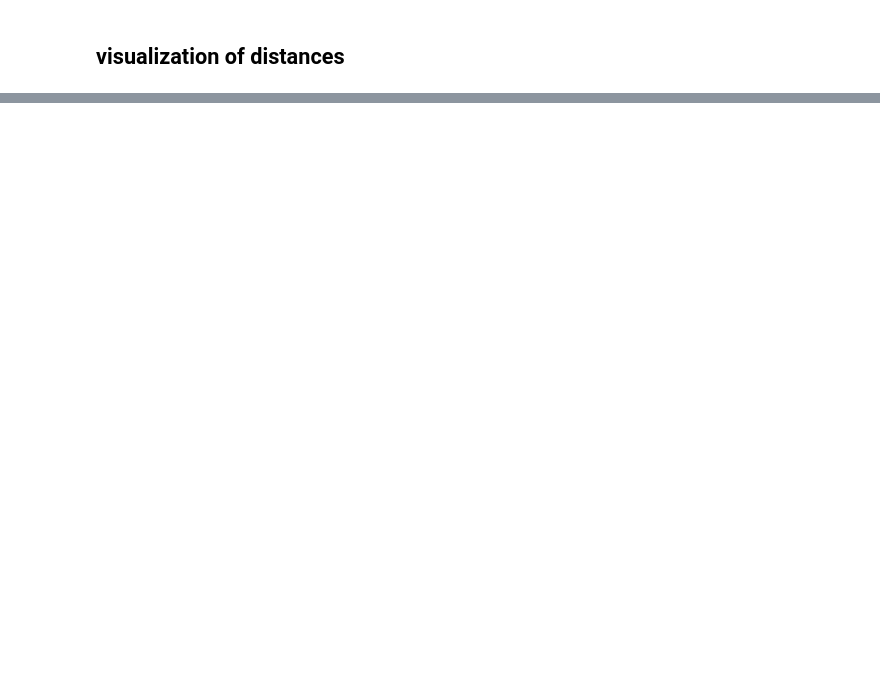
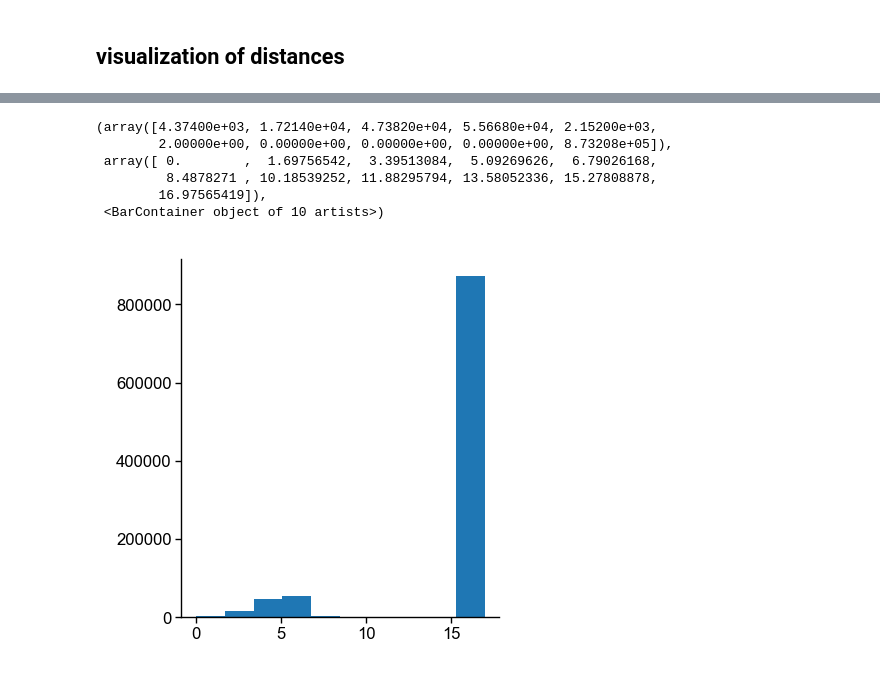
Before and after one commit to berenslab/eff-ph, a Jupyter notebook: notebooks/fig_circle.ipynb, the cells around one changed output, grey strips where cells are left out. Cells and saved outputs as stored; diff of their text form; code cells hidden in the pictures; blank space fills up the shorter version.

```diff
--- a/notebooks/fig_circle.ipynb
+++ b/notebooks/fig_circle.ipynb
@@ -448,0 +535,11 @@ fig.savefig(os.path.join(fig_path, "fig_toy_circle_distances_mds.pdf"))
+# %%
+plt.figure(figsize=(2,2))
+plt.hist(dists["tsne"][0.25][0].flatten())
+# %% [output]
+(array([4.37400e+03, 1.72140e+04, 4.73820e+04, 5.56680e+04, 2.15200e+03,
+        2.00000e+00, 0.00000e+00, 0.00000e+00, 0.00000e+00, 8.73208e+05]),
+ array([ 0.        ,  1.69756542,  3.39513084,  5.09269626,  6.79026168,
+         8.4878271 , 10.18539252, 11.88295794, 13.58052336, 15.27808878,
+        16.97565419]),
+ <BarContainer object of 10 artists>)
+[figure, added]
```
Also changed, not shown: parts of 18 cells of this notebook.
